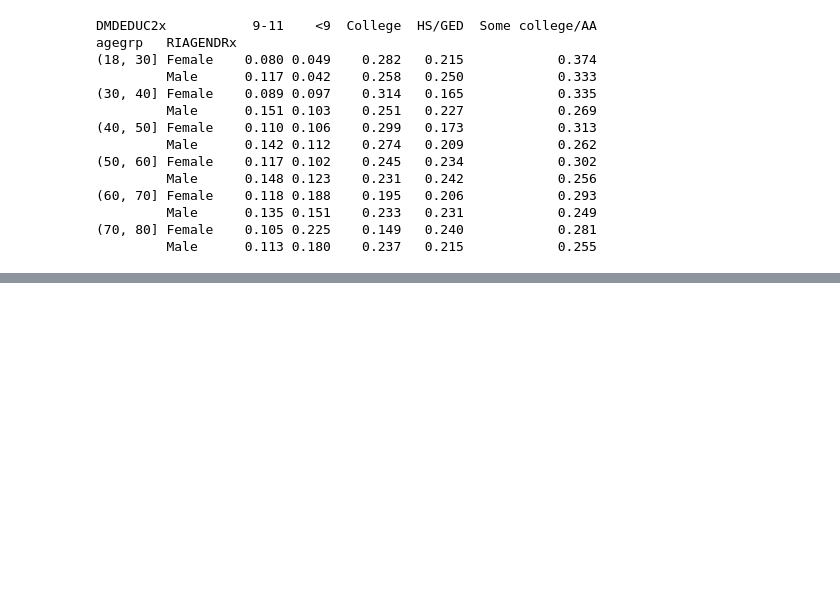
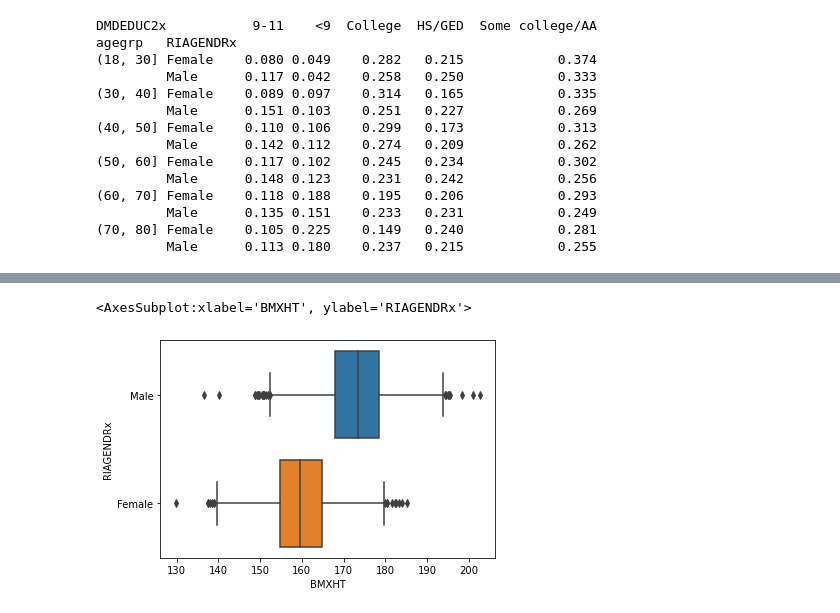
Before and after one commit to mxagar/statistics_with_python_coursera, a Jupyter notebook: 01_Visualization/lab/03_CaseStudy_NHANES.ipynb, the cells around one changed output, grey strips where cells are left out. Saved outputs shown, nothing was run; the diff lists cells and outputs as text; code cells hidden in the pictures; blank space fills up the shorter version.

```diff
--- a/01_Visualization/lab/03_CaseStudy_NHANES.ipynb
+++ b/01_Visualization/lab/03_CaseStudy_NHANES.ipynb
@@ -305,0 +498,5 @@ agegrp   RIAGENDRx
+# %%
+sns.boxplot(x = da["BMXHT"].dropna(), y = da["RIAGENDRx"])
+# %% [output]
+<AxesSubplot:xlabel='BMXHT', ylabel='RIAGENDRx'>
+[figure, added]
```
Also changed, not shown: parts of 43 cells of this notebook.
